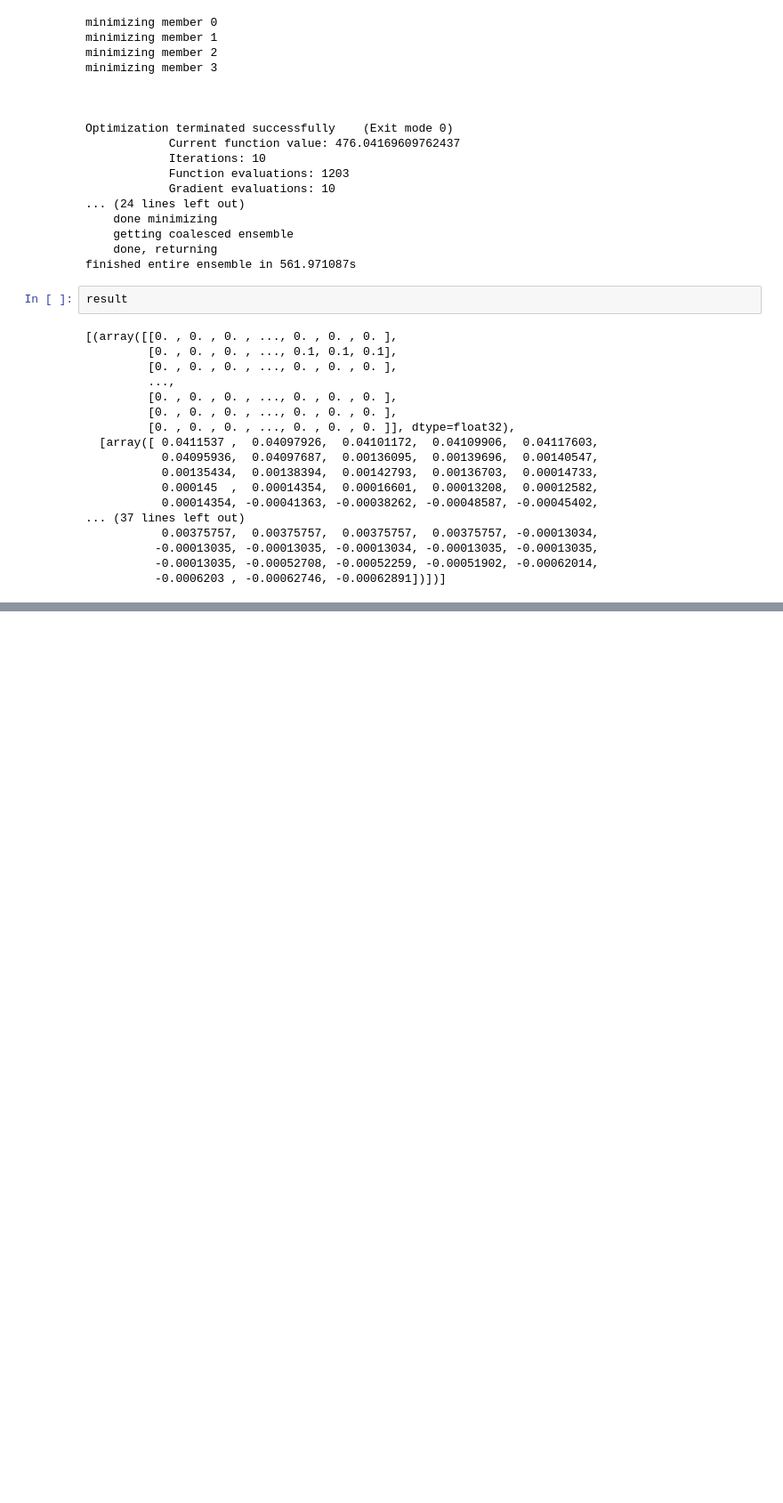
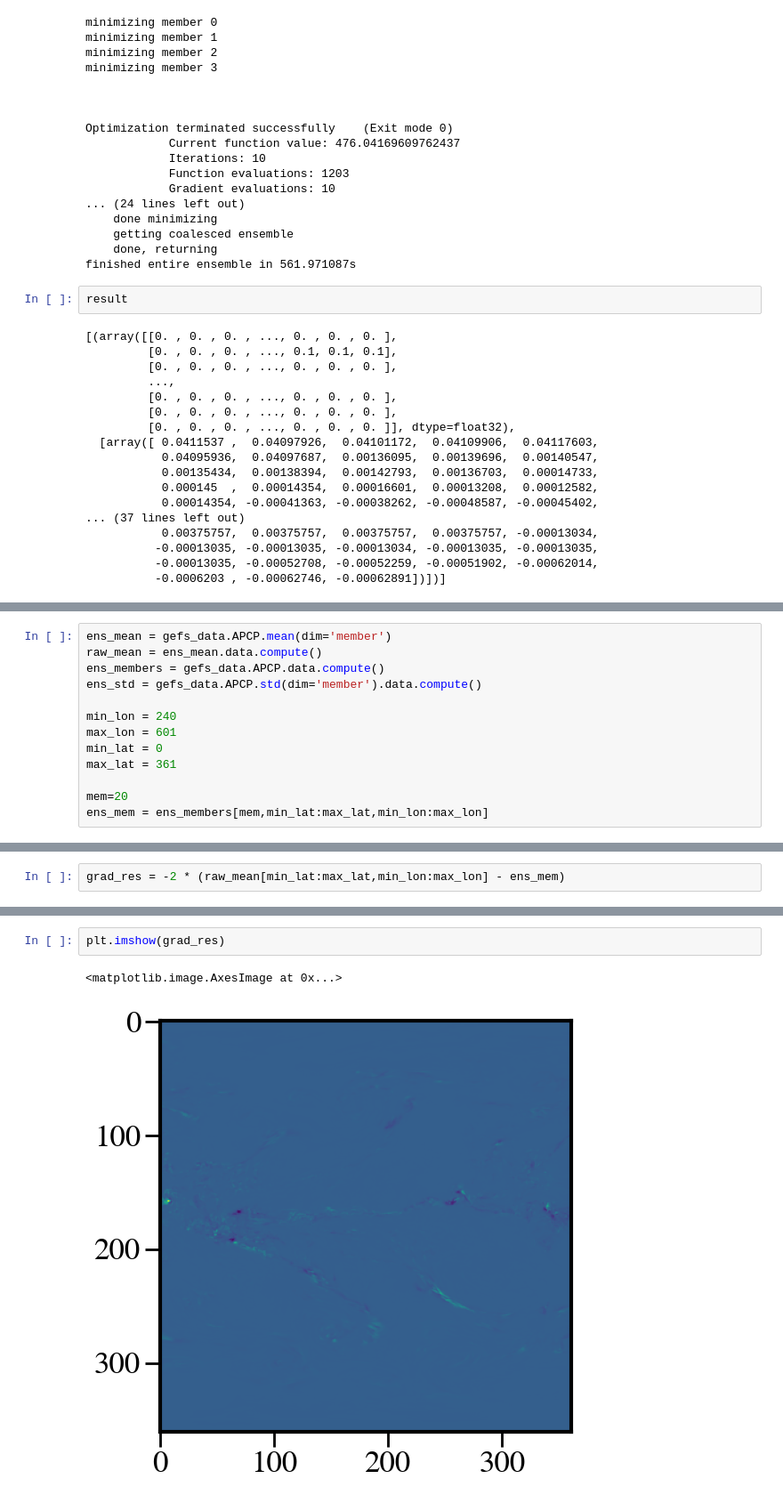
Before and after one commit to SidneyLower-NOAA/SMD_Notebooks, a Jupyter notebook: Coalescence_Notebooks/Coalescence_Testing.ipynb, the cells around one changed output, grey strips where cells are left out. Shown at 89% size. Saved outputs shown, nothing was run; the diff lists cells and outputs as text; blank space fills up the shorter version.

```diff
--- a/Coalescence_Notebooks/Coalescence_Testing.ipynb
+++ b/Coalescence_Notebooks/Coalescence_Testing.ipynb
@@ -662,0 +762,13 @@ result
+# %%
+ens_mean = gefs_data.APCP.mean(dim='member')
+raw_mean = ens_mean.data.compute()
+ens_members = gefs_data.APCP.data.compute()
+ens_std = gefs_data.APCP.std(dim='member').data.compute()
+
+min_lon = 240
+max_lon = 601
+min_lat = 0
+max_lat = 361
+
+mem=20
+ens_mem = ens_members[mem,min_lat:max_lat,min_lon:max_lon]
@@ -662,0 +785,2 @@ result
+# %%
+grad_res = -2 * (raw_mean[min_lat:max_lat,min_lon:max_lon] - ens_mem)
@@ -662,0 +803,5 @@ result
+# %%
+plt.imshow(grad_res)
+# %% [output]
+<matplotlib.image.AxesImage at 0x...>
+[figure, added]
```
Also changed, not shown: parts of 43 cells of this notebook, 1 other file.
